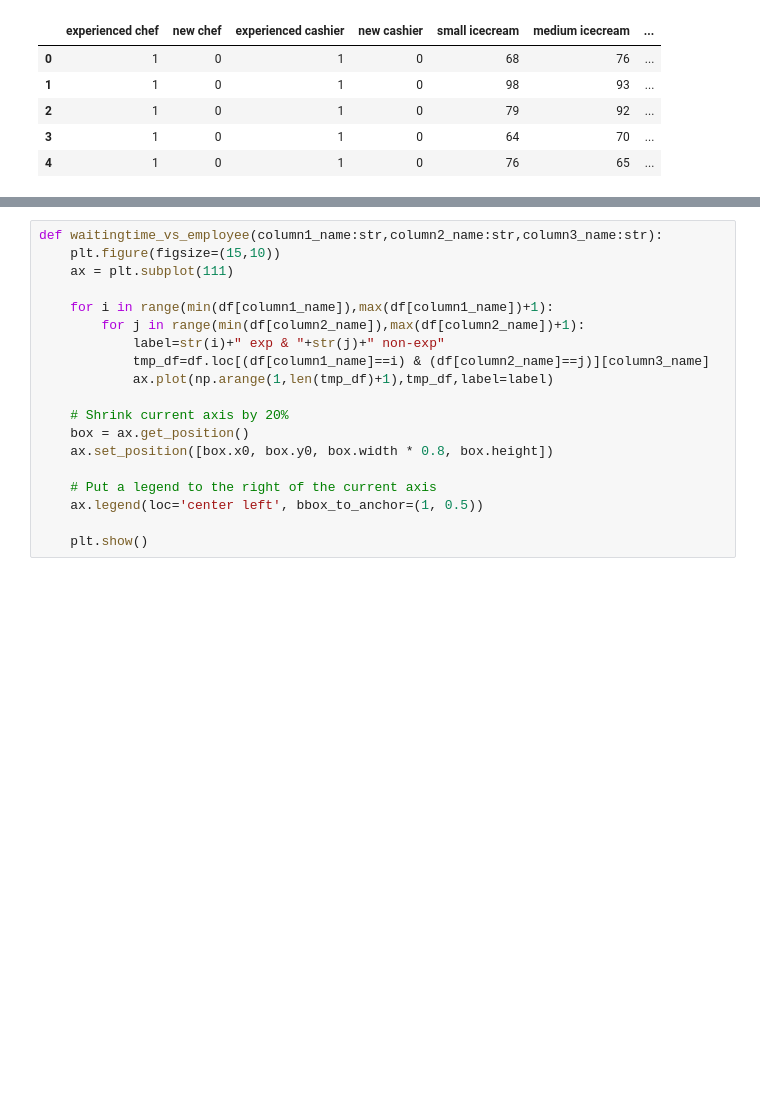
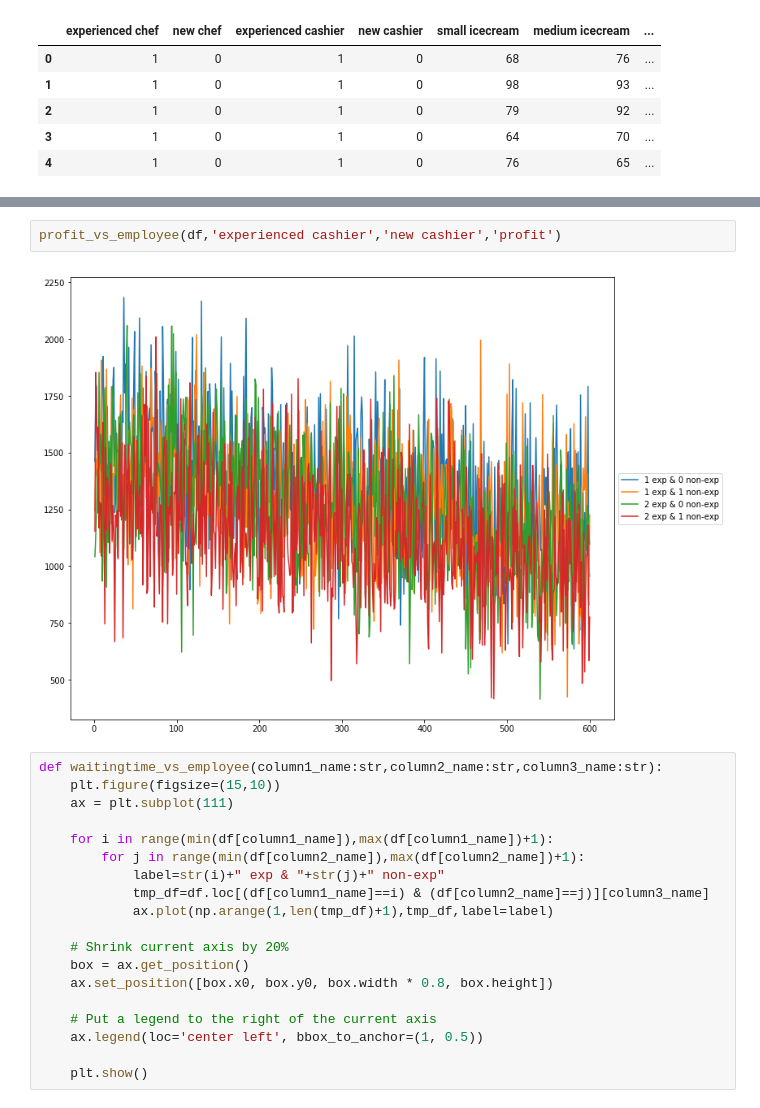
Before and after one commit to thphan2/Final_Project, a Jupyter notebook: Analysis of simulation.ipynb, the cells around one changed output, grey strips where cells are left out. Drawn from its saved outputs; the diff is of its cells as text; blank space fills up the shorter version.

```diff
--- a/Analysis of simulation.ipynb
+++ b/Analysis of simulation.ipynb
@@ -105,3 +93,7 @@ df.head()
+# %%
+profit_vs_employee(df,'experienced cashier','new cashier','profit')
+# %% [output]
+[figure, added]
 # %%
 def waitingtime_vs_employee(column1_name:str,column2_name:str,column3_name:str):
     plt.figure(figsize=(15,10))
```
Also changed, not shown: parts of 16 cells of this notebook.
